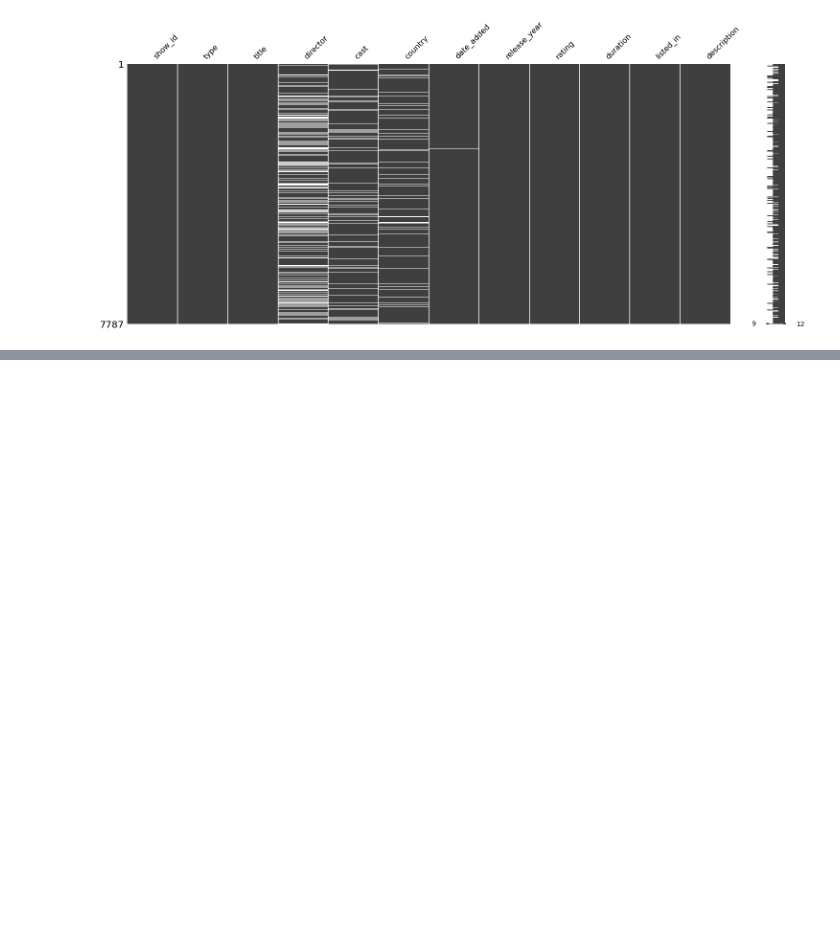
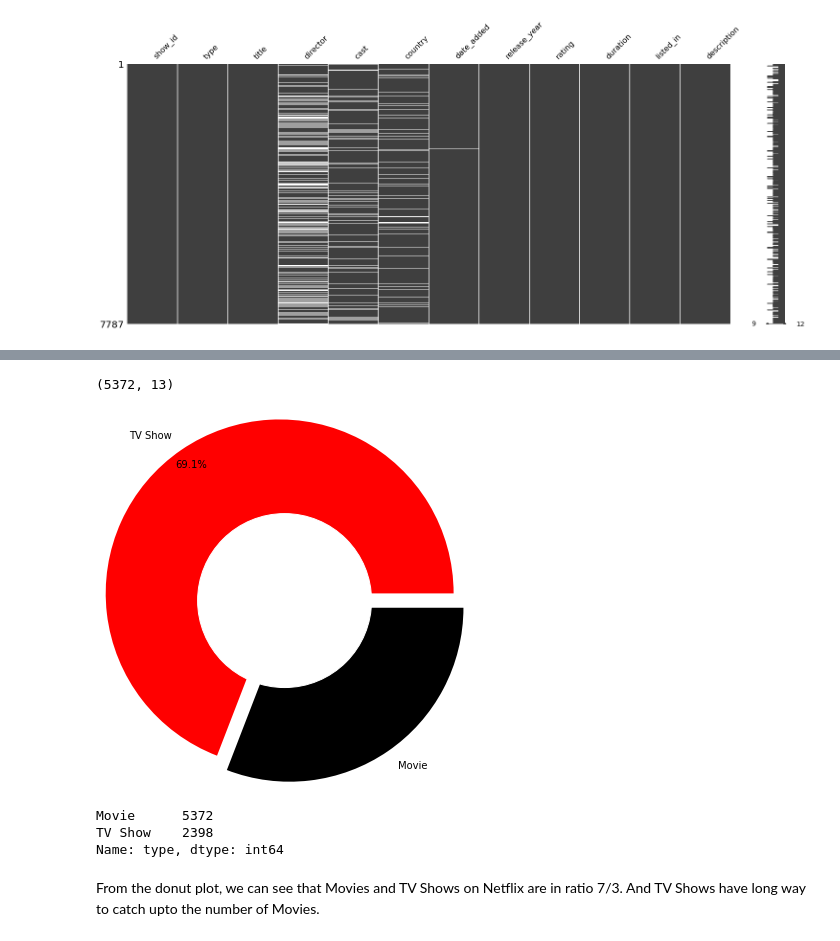
Before and after one commit to prav87654/Clustering-Model--Netflix-TV-shows-and-Movies, a Jupyter notebook: Praveen_S__Clustering_Model.ipynb, the cells around one changed output, grey strips where cells are left out. Saved outputs shown, nothing was run; the diff lists cells and outputs as text; code cells hidden in the pictures; blank space fills up the shorter version.

```diff
--- a/Praveen_S__Clustering_Model.ipynb
+++ b/Praveen_S__Clustering_Model.ipynb
@@ -148,0 +154,6 @@ msno.matrix(netflix_df)
+# %%
+#Replacing data in each null values and dropping colums
+netflix_df.director.fillna("No Director", inplace=True)
+netflix_df.cast.fillna("No Cast", inplace=True)
+netflix_df.country.fillna("Country Unavailable", inplace=True)
+netflix_df.dropna(subset=["date_added", "rating"], inplace=True)
@@ -148,0 +177,9 @@ msno.matrix(netflix_df)
+# %%
+# defining a function to get the year addedfrom the date_added
+def func(x):
+  return x.split()[0]
+# %%
+netflix_df['month_added'] = netflix_df['date_added'].apply(func)
+netflix_df['year_added']  = netflix_df['date_added'].apply(lambda x : x.split()[-1])
+netflix_df['release_year']  = netflix_df['release_year'].astype(str)
+netflix_df =netflix_df.drop('date_added', axis =1)
@@ -148,0 +210,23 @@ msno.matrix(netflix_df)
+# %%
+Movie_df.shape
+# %% [output]
+(5372, 13)
+# %%
+values=netflix_df['type'].value_counts()
+labels=netflix_df['type'].unique().tolist()
+
+plt.pie(values,labels=labels,radius=2,autopct='%1.1f%%',explode=(0.10,0.10),pctdistance=0.90,colors=['#ff0000','#000000'])
+
+my_circle= plt.Circle((0,0),1,color='white')
+p=plt.gcf()
+p.gca().add_artist(my_circle)
+
+plt.show()
+print(values)
+# %% [output]
+[figure, added]
+Movie      5372
+TV Show    2398
+Name: type, dtype: int64
+# %% [markdown]
+From the donut plot, we can see that Movies and TV Shows on Netflix are in ratio 7/3. And TV Shows have long way to catch upto the number of Movies.
```
Also changed, not shown: parts of 6 cells of this notebook.
